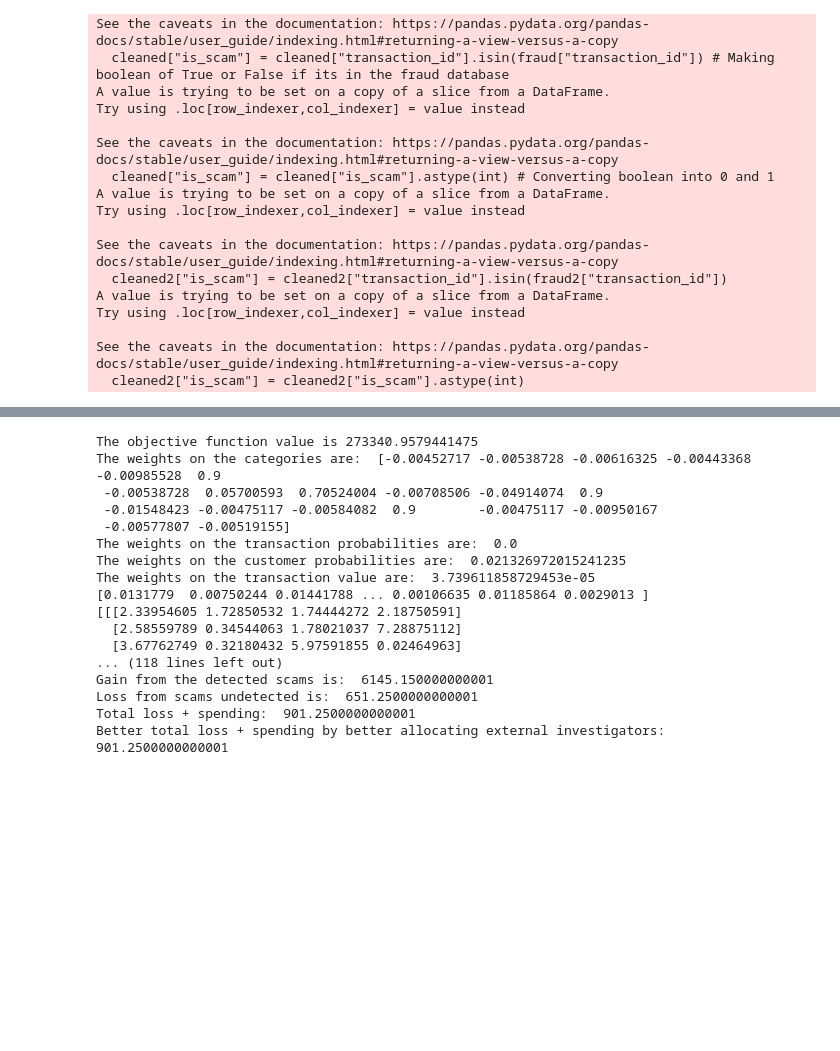
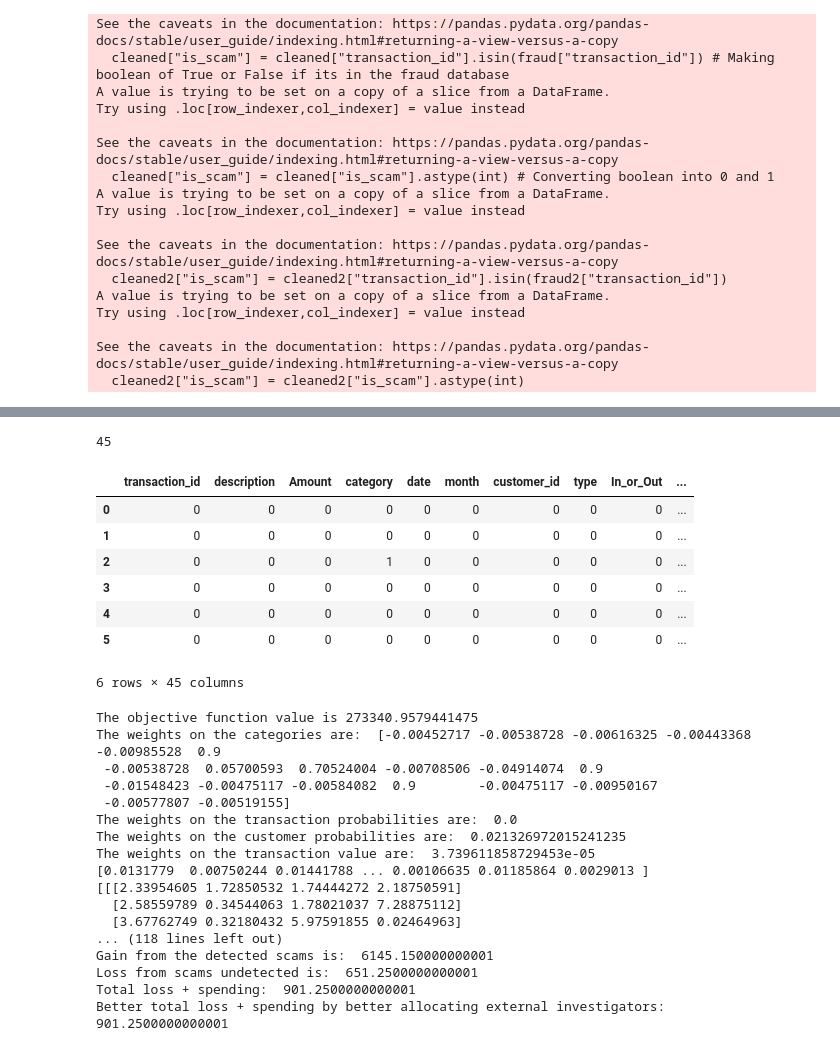
Before and after one commit to nicolastalia/mmcs_final, a Jupyter notebook: test.ipynb, the cells around one changed output, grey strips where cells are left out. Cells and saved outputs as stored; diff of their text form; code cells hidden in the pictures; blank space fills up the shorter version.

```diff
--- a/test.ipynb
+++ b/test.ipynb
@@ -169,3 +187,18 @@ full
+# %%
+print(np.shape(full)[1])
+test = pd.DataFrame(0, index = np.arange(3), columns=full.columns)
+test.at[np.shape(test)[0]-1,"category"] = 1
+pd.concat([test,pd.DataFrame(0, index = np.arange(3), columns=full.columns)], ignore_index = True)
+# %% [output]
+45
+|  | transaction_id | description | Amount | category | date | month | customer_id | type | In_or_Out | ... |
+| 0 | 0 | 0 | 0 | 0 | 0 | 0 | 0 | 0 | 0 | ... |
+| 1 | 0 | 0 | 0 | 0 | 0 | 0 | 0 | 0 | 0 | ... |
+| 2 | 0 | 0 | 0 | 1 | 0 | 0 | 0 | 0 | 0 | ... |
+| 3 | 0 | 0 | 0 | 0 | 0 | 0 | 0 | 0 | 0 | ... |
+| 4 | 0 | 0 | 0 | 0 | 0 | 0 | 0 | 0 | 0 | ... |
+| 5 | 0 | 0 | 0 | 0 | 0 | 0 | 0 | 0 | 0 | ... |
+6 rows × 45 columns
 # %%
 # Begin loop
 n_training_days = len(np.unique(full["day"]))
```
Also changed, not shown: parts of 7 cells of this notebook, 3 other files.
